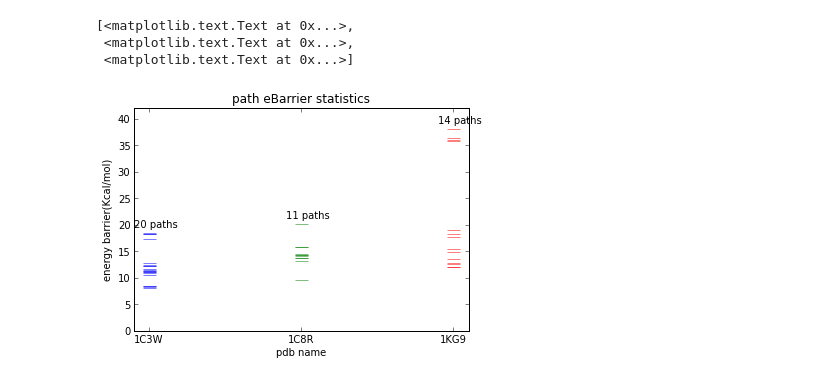
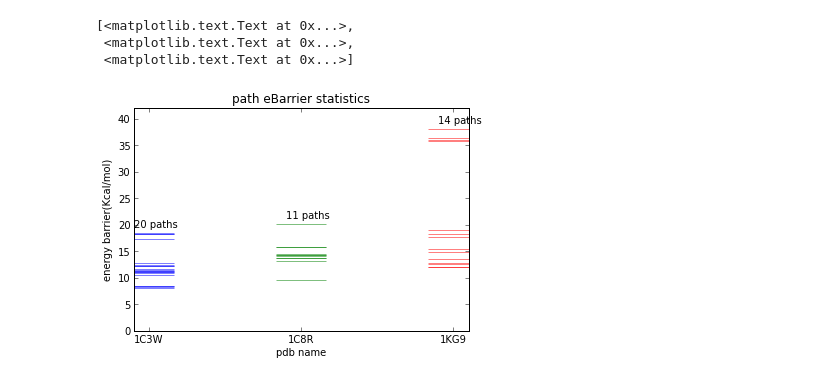
Before and after one commit to zxiaoyao/br_notebook, a Jupyter notebook: plot_path_barrier_statistics.ipynb, the cells around one changed output. Saved outputs shown, nothing was run; the diff lists cells and outputs as text; code cells hidden in the pictures.

```diff
--- a/plot_path_barrier_statistics.ipynb
+++ b/plot_path_barrier_statistics.ipynb
@@ -1,5 +1,5 @@
 # %%
-%matplotlib inline
+ %matplotlib inline
 '''Display the distribution of the energy barriers
 in three different directories for three pdbs, respectively.'''
 
@@ -59,34 +59,34 @@ offset = 0.1  # the distance between y axis and the first line
 shift = 0     # the distance between two lines
 annotation_off = 1
 
-fig, axes = plt.subplots()
+fig, axes = plt.subplots(dpi=800)
 axes.set_title("path eBarrier statistics")
 axes.set_xlabel("pdb name")
 axes.set_ylabel("energy barrier(Kcal/mol)")
 
 xticks = []
 
 maxE = 0
 for eachDir in pdbDirs:
     os.chdir(eachDir)
     allPaths = loadAllPaths()
 
     x = np.ones(len(allPaths)) * (offset+shift)
 
     xticks.append(offset+shift)
 
     eBarrier = np.array([eachPath.barrier for eachPath in allPaths])
     if max(eBarrier) > maxE: maxE = max(eBarrier)
-    axes.plot(x, eBarrier, ls='_', marker="_", markersize=13)
+    axes.plot(x, eBarrier, ls='_', marker="_", markersize=50)
     axes.text(shift, max(eBarrier)+annotation_off, str(len(allPaths)) + " paths")
     shift += 1
 
 axes.set_xlim(0, xticks[-1]+offset)
 axes.set_ylim(0, maxE + annotation_off*4)
 axes.set_xticks(xticks)
 axes.set_xticklabels(pdbNames)
 # %% [output]
 [<matplotlib.text.Text at 0x...>,
  <matplotlib.text.Text at 0x...>,
  <matplotlib.text.Text at 0x...>]
-[figure, old version]
+[figure, new version]
```
Also changed, not shown: 10 other files.
